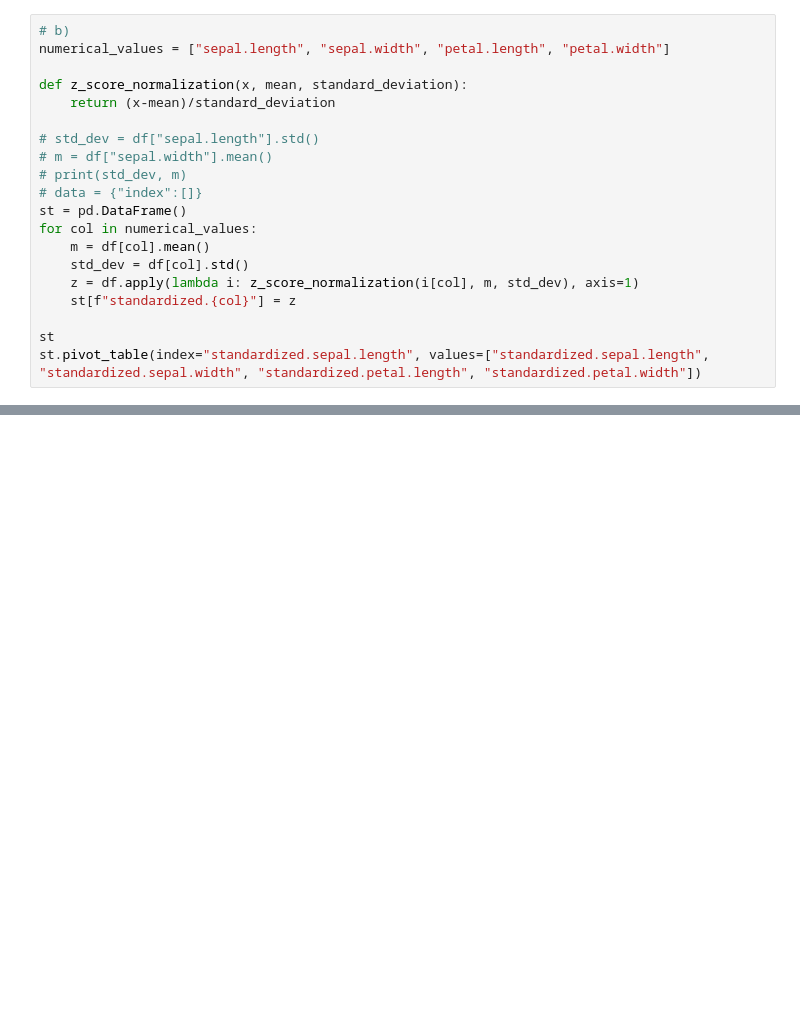
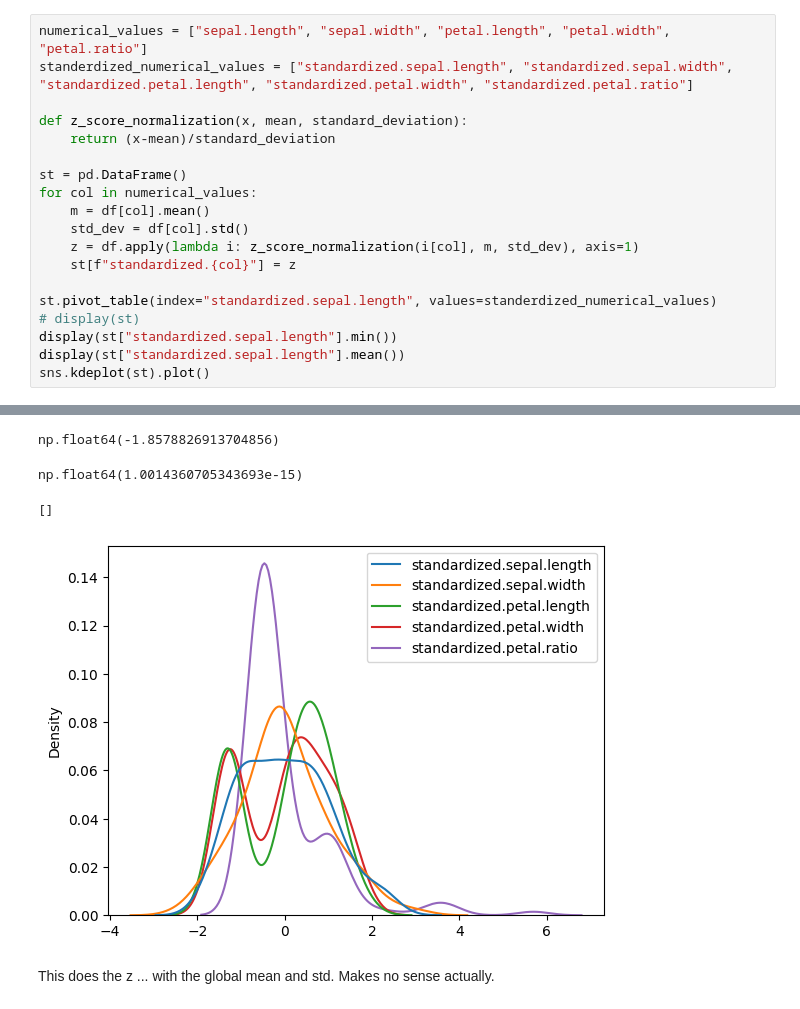
Before and after one commit to zedbros/Data_Processing, a Jupyter notebook: LaboTabular1/Data_Tabular_1/ex2.4.ipynb, the cells around one changed output, grey strips where cells are left out. Cells and saved outputs as stored; diff of their text form; blank space fills up the shorter version.

```diff
--- a/LaboTabular1/Data_Tabular_1/ex2.4.ipynb
+++ b/LaboTabular1/Data_Tabular_1/ex2.4.ipynb
@@ -36,14 +69,10 @@ df
 # %%
-# b)
-numerical_values = ["sepal.length", "sepal.width", "petal.length", "petal.width"]
+numerical_values = ["sepal.length", "sepal.width", "petal.length", "petal.width", "petal.ratio"]
+standerdized_numerical_values = ["standardized.sepal.length", "standardized.sepal.width", "standardized.petal.length", "standardized.petal.width", "standardized.petal.ratio"]
 
 def z_score_normalization(x, mean, standard_deviation):
     return (x-mean)/standard_deviation
 
-# std_dev = df["sepal.length"].std()
-# m = df["sepal.width"].mean()
-# print(std_dev, m)
-# data = {"index":[]}
 st = pd.DataFrame()
 for col in numerical_values:
     m = df[col].mean()
@@ -51,6 +80,9 @@ for col in numerical_values:
     z = df.apply(lambda i: z_score_normalization(i[col], m, std_dev), axis=1)
     st[f"standardized.{col}"] = z
 
-st
-st.pivot_table(index="standardized.sepal.length", values=["standardized.sepal.length", "standardized.sepal.width", "standardized.petal.length", "standardized.petal.width"])
+st.pivot_table(index="standardized.sepal.length", values=standerdized_numerical_values)
+# display(st)
+display(st["standardized.sepal.length"].min())
+display(st["standardized.sepal.length"].mean())
+sns.kdeplot(st).plot()
 # %% [output]
@@ -74,0 +89,6 @@ st.pivot_table(index="standardized.sepal.length", values=["standardized.sepal.le
+np.float64(-1.8578826913704856)
+np.float64(1.0014360705343693e-15)
+[]
+[figure, added]
+# %% [markdown]
+This does the z ... with the global mean and std. Makes no sense actually.
```
Also changed, not shown: parts of 14 cells of this notebook, 2 other files.
